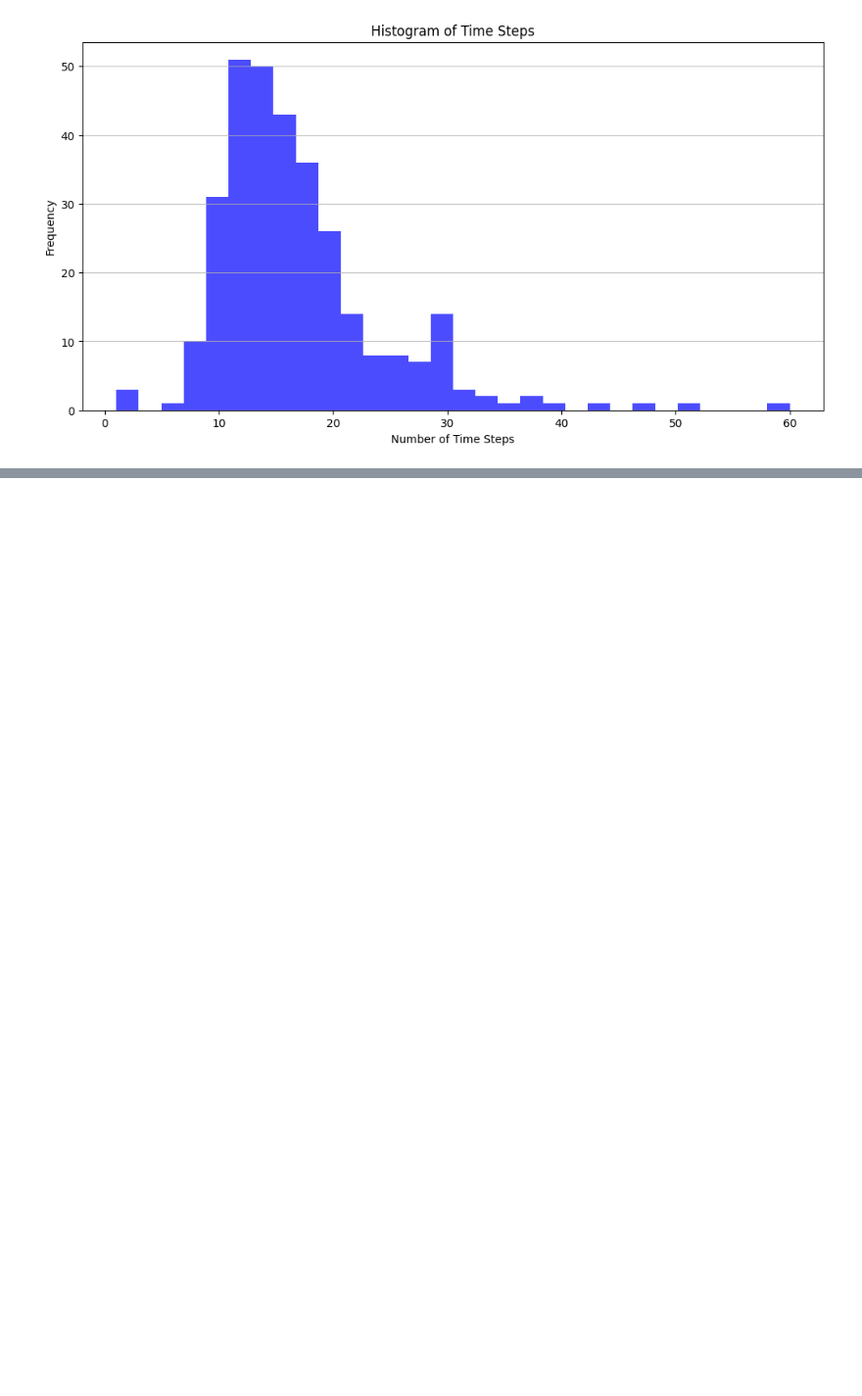
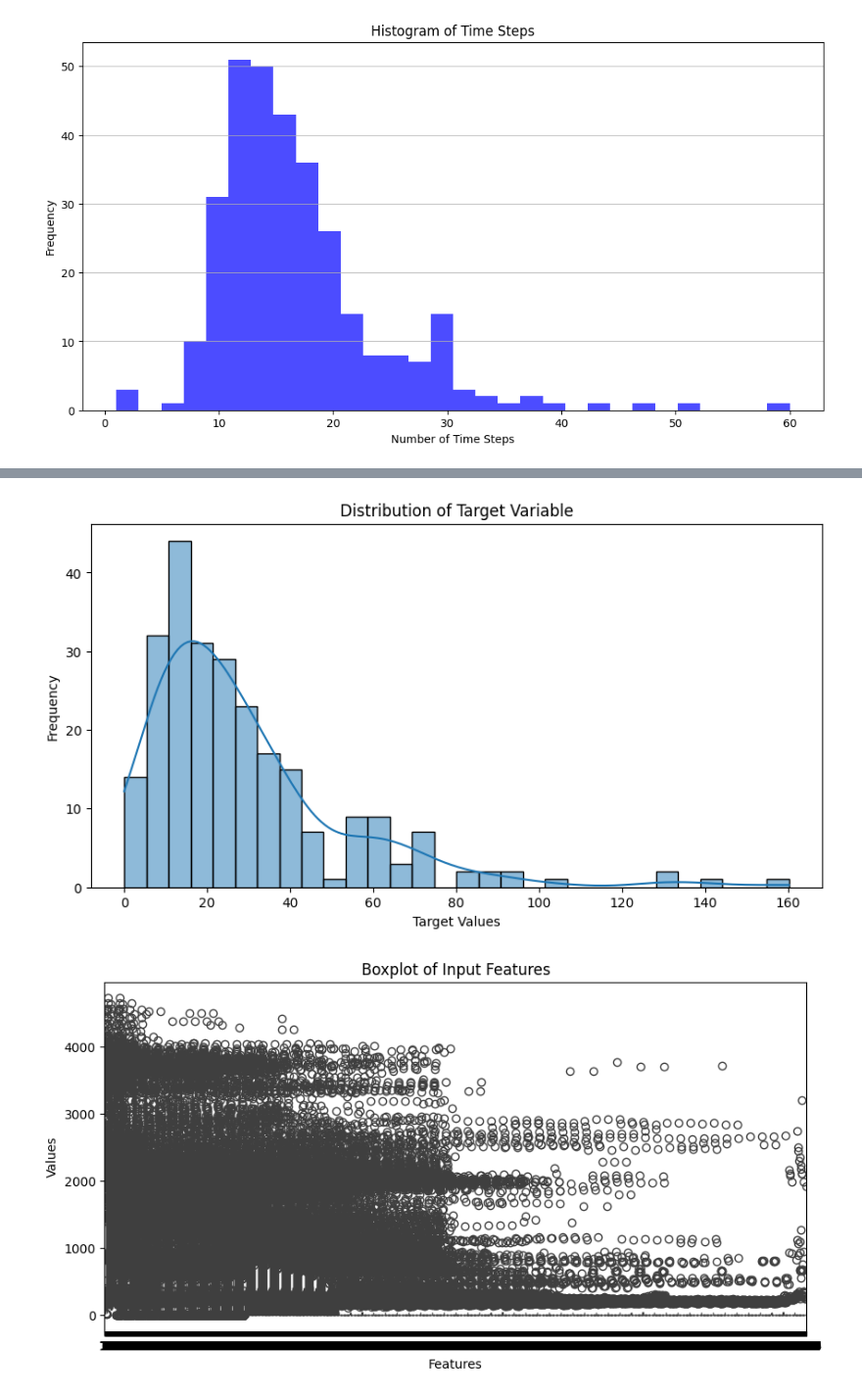
Before and after one commit to alirezamxi/Hydrocare, a Jupyter notebook: labeled/inspection/hardway.ipynb, the cells around one changed output, grey strips where cells are left out. Shown at 98% size. Cells and saved outputs as stored; diff of their text form; code cells hidden in the pictures; blank space fills up the shorter version.

```diff
--- a/labeled/inspection/hardway.ipynb
+++ b/labeled/inspection/hardway.ipynb
@@ -679,0 +627,21 @@ Error converting padded_sequences to array: setting an array element with a sequ
+# %%
+import seaborn as sns
+
+# Distribution of target variable
+plt.figure(figsize=(10, 5))
+sns.histplot(y_train_lstm, bins=30, kde=True)
+plt.title('Distribution of Target Variable')
+plt.xlabel('Target Values')
+plt.ylabel('Frequency')
+plt.show()
+
+# Distribution of input features
+plt.figure(figsize=(10, 5))
+sns.boxplot(data=X_train_lstm.reshape(-1, 60 * 68))  # Flatten for visualization
+plt.title('Boxplot of Input Features')
+plt.xlabel('Features')
+plt.ylabel('Values')
+plt.show()
+# %% [output]
+[figure, added]
+[figure, added]
```
Also changed, not shown: parts of 19 cells of this notebook, 4 other files.
